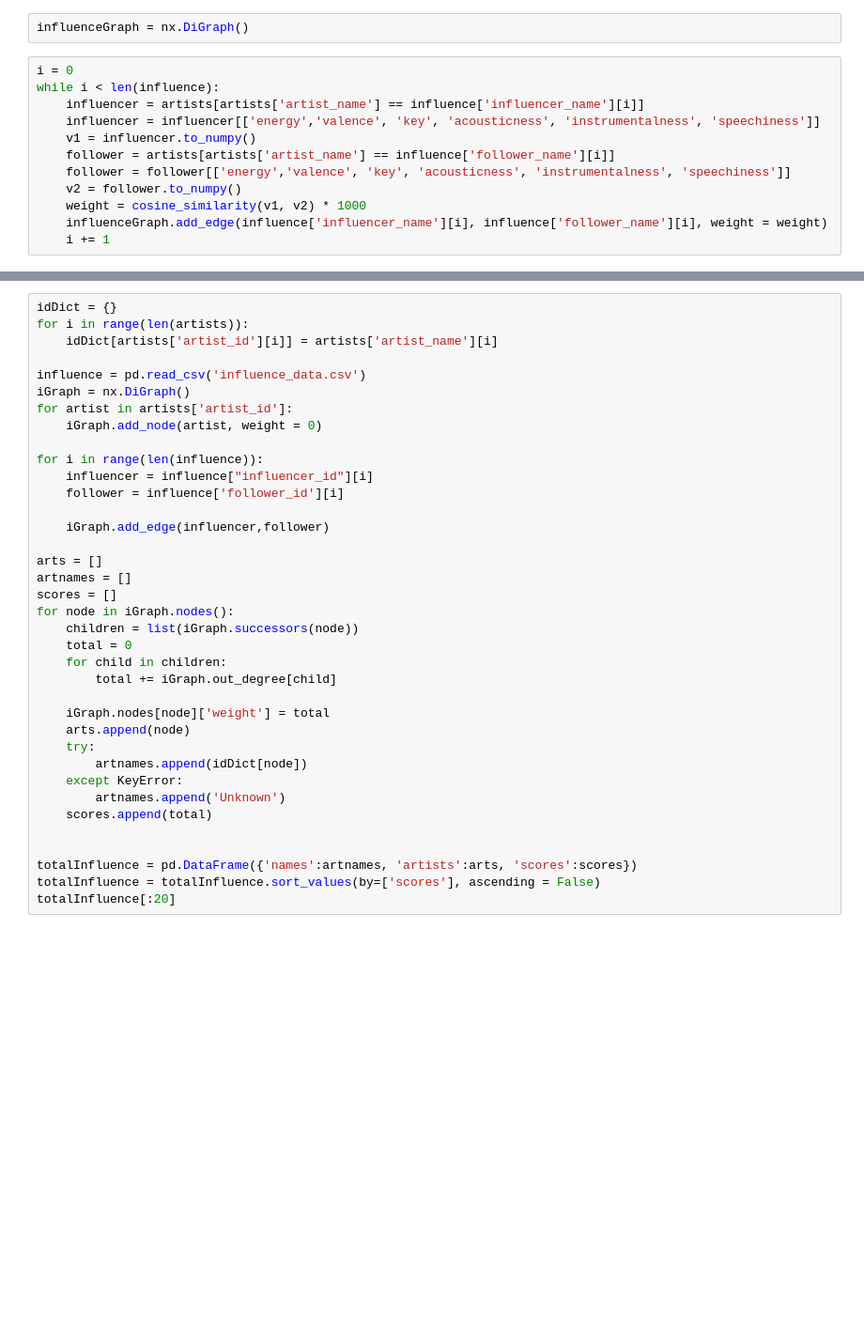
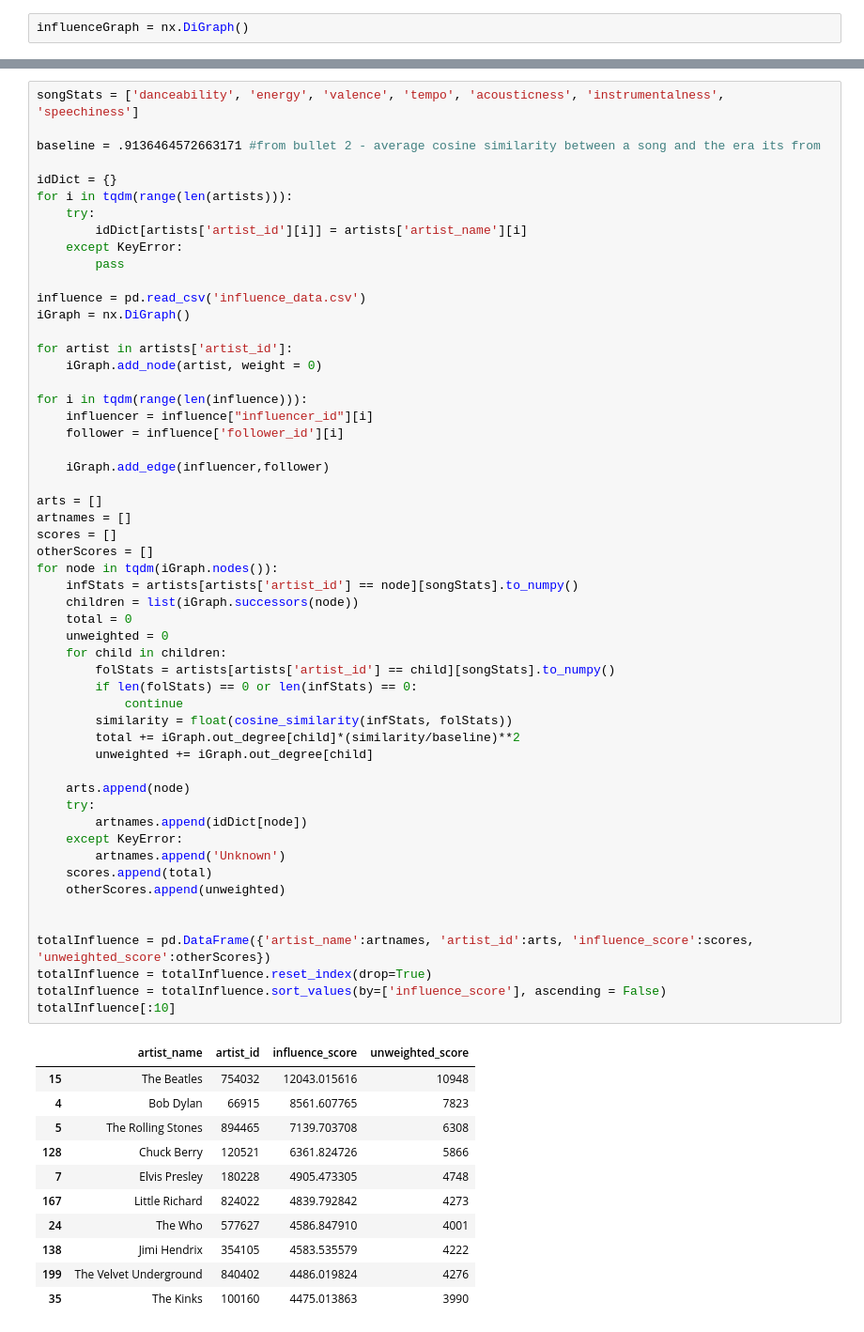
Before and after one commit to Wichaelian/ICM-2021, a Jupyter notebook: 2021_ICM_Problem_D_Data/Bullet 1.ipynb, the cells around one changed output, grey strips where cells are left out. Shown at 94% size. Drawn from its saved outputs; the diff is of its cells as text; blank space fills up the shorter version.

Commit message:
bullets 1/2

```diff
--- a/2021_ICM_Problem_D_Data/Bullet 1.ipynb
+++ b/2021_ICM_Problem_D_Data/Bullet 1.ipynb
@@ -149,14 +168,2 @@ influence
 # %%
 influenceGraph = nx.DiGraph()
-# %%
-i = 0
-while i < len(influence):
-    influencer = artists[artists['artist_name'] == influence['influencer_name'][i]]
-    influencer = influencer[['energy','valence', 'key', 'acousticness', 'instrumentalness', 'speechiness']]
-    v1 = influencer.to_numpy()
-    follower = artists[artists['artist_name'] == influence['follower_name'][i]]
-    follower = follower[['energy','valence', 'key', 'acousticness', 'instrumentalness', 'speechiness']]
-    v2 = follower.to_numpy()
-    weight = cosine_similarity(v1, v2) * 1000
-    influenceGraph.add_edge(influence['influencer_name'][i], influence['follower_name'][i], weight = weight)
-    i += 1
@@ -165,37 +170,66 @@ influenceGraph.nodes['Bob Dylan'].degree
 # %%
+songStats = ['danceability', 'energy', 'valence', 'tempo', 'acousticness', 'instrumentalness', 'speechiness']
+
+baseline = .9136464572663171 #from bullet 2 - average cosine similarity between a song and the era its from
+
 idDict = {}
-for i in range(len(artists)):
-    idDict[artists['artist_id'][i]] = artists['artist_name'][i]
+for i in tqdm(range(len(artists))):
+    try:
+        idDict[artists['artist_id'][i]] = artists['artist_name'][i]
+    except KeyError:
+        pass
 
 influence = pd.read_csv('influence_data.csv')
 iGraph = nx.DiGraph()
+
 for artist in artists['artist_id']:
     iGraph.add_node(artist, weight = 0)
 
-for i in range(len(influence)):
+for i in tqdm(range(len(influence))):
     influencer = influence["influencer_id"][i]
     follower = influence['follower_id'][i]
 
     iGraph.add_edge(influencer,follower)
 
 arts = []
 artnames = []
 scores = []
-for node in iGraph.nodes():
+otherScores = []
+for node in tqdm(iGraph.nodes()):
+    infStats = artists[artists['artist_id'] == node][songStats].to_numpy()
     children = list(iGraph.successors(node))
     total = 0
+    unweighted = 0
     for child in children:
-        total += iGraph.out_degree[child]
+        folStats = artists[artists['artist_id'] == child][songStats].to_numpy()
+        if len(folStats) == 0 or len(infStats) == 0:
+            continue
+        similarity = float(cosine_similarity(infStats, folStats))
+        total += iGraph.out_degree[child]*(similarity/baseline)**2
+        unweighted += iGraph.out_degree[child]
 
-    iGraph.nodes[node]['weight'] = total
     arts.append(node)
     try:
         artnames.append(idDict[node])
     except KeyError:
         artnames.append('Unknown')
     scores.append(total)
+    otherScores.append(unweighted)
 
 
-totalInfluence = pd.DataFrame({'names':artnames, 'artists':arts, 'scores':scores})
-totalInfluence = totalInfluence.sort_values(by=['scores'], ascending = False)
-totalInfluence[:20]
+totalInfluence = pd.DataFrame({'artist_name':artnames, 'artist_id':arts, 'influence_score':scores, 'unweighted_score':otherScores})
+totalInfluence = totalInfluence.reset_index(drop=True)
+totalInfluence = totalInfluence.sort_values(by=['influence_score'], ascending = False)
+totalInfluence[:10]
+# %% [output]
+|  | artist_name | artist_id | influence_score | unweighted_score |
+| 15 | The Beatles | 754032 | 12043.015616 | 10948 |
+| 4 | Bob Dylan | 66915 | 8561.607765 | 7823 |
+| 5 | The Rolling Stones | 894465 | 7139.703708 | 6308 |
+| 128 | Chuck Berry | 120521 | 6361.824726 | 5866 |
+| 7 | Elvis Presley | 180228 | 4905.473305 | 4748 |
+| 167 | Little Richard | 824022 | 4839.792842 | 4273 |
+| 24 | The Who | 577627 | 4586.847910 | 4001 |
+| 138 | Jimi Hendrix | 354105 | 4583.535579 | 4222 |
+| 199 | The Velvet Underground | 840402 | 4486.019824 | 4276 |
+| 35 | The Kinks | 100160 | 4475.013863 | 3990 |
```
Also changed, not shown: parts of 10 cells of this notebook, 1 other file.
